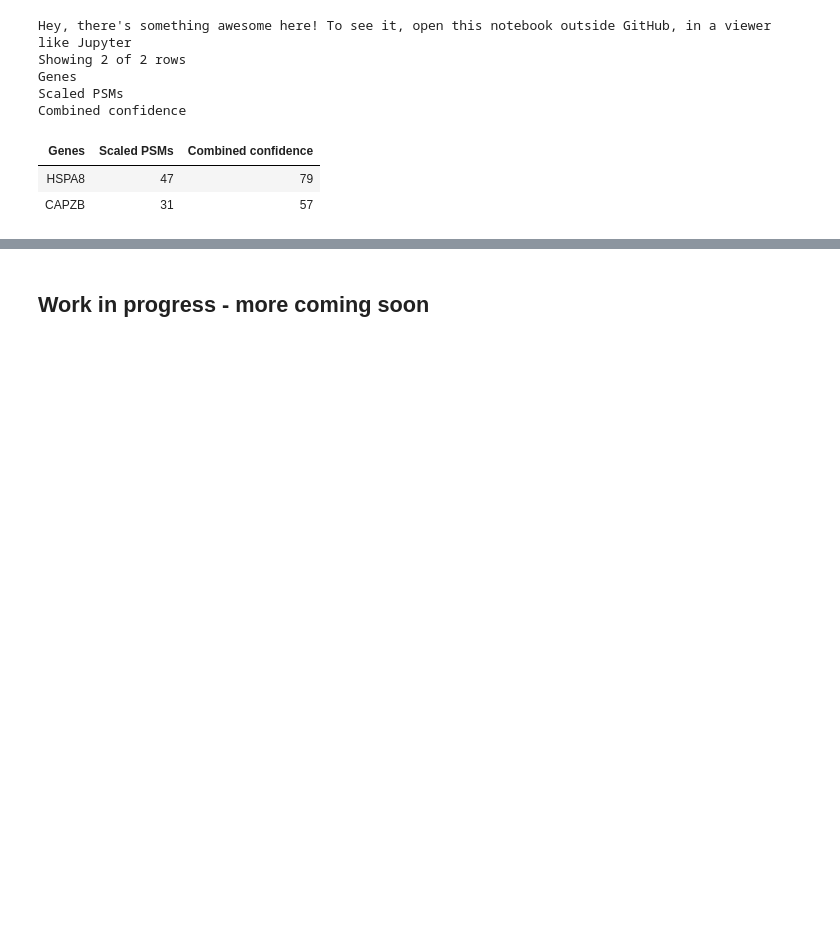
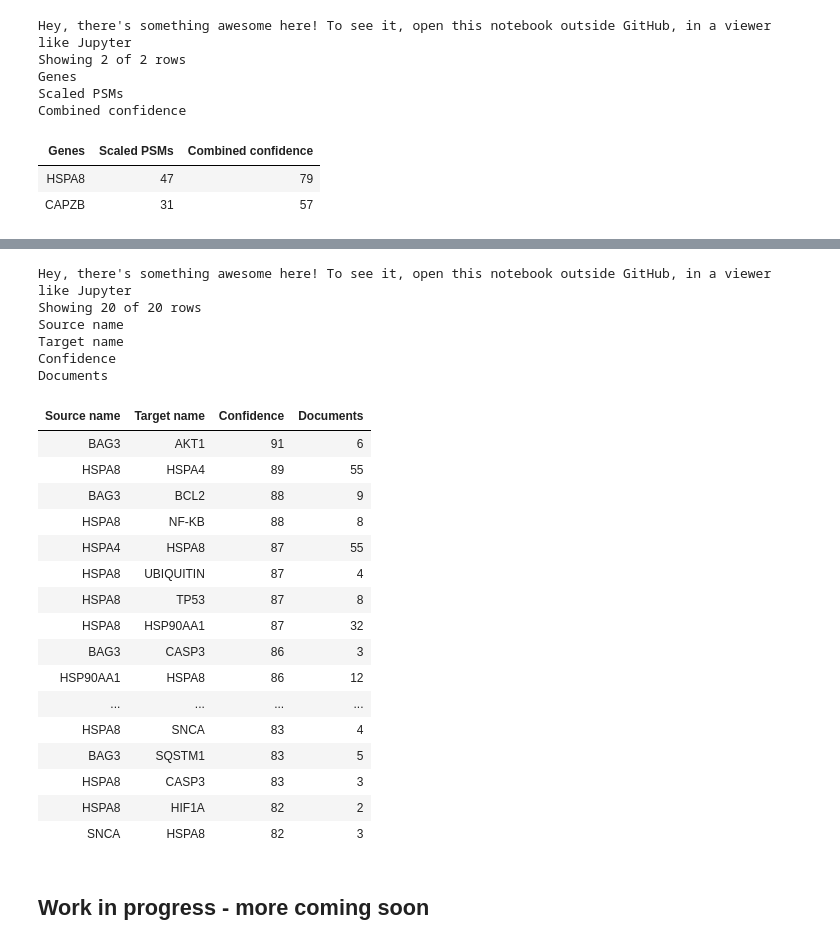
Before and after one commit to eturkes/bag3-co-ip, a Jupyter notebook: BAG3-co-ip/BAG3-co-ip.ipynb, the cells around one changed output, grey strips where cells are left out. Drawn from its saved outputs; the diff is of its cells as text; code cells hidden in the pictures; blank space fills up the shorter version.

```diff
--- a/BAG3-co-ip/BAG3-co-ip.ipynb
+++ b/BAG3-co-ip/BAG3-co-ip.ipynb
@@ -293,2 +301,44 @@ Combined confidence
+# %%
+# Read in data.
+body = client_75340283764447f99797650de21e6211.get_object(Bucket='bag3coip-donotdelete-pr-wlavvdgoryxgjb',Key='relationshipgraph14809_2019-02-27_14-40-25.csv')['Body']
+if not hasattr(body, "__iter__"): body.__iter__ = types.MethodType( __iter__, body )
+relationship_graph_more_nodes_df = pd.read_csv(body)
+
+# Sort by "Confidence".
+cols = ["Confidence"]
+relationship_graph_more_nodes_df[cols] = relationship_graph_more_nodes_df[cols].astype('int')
+relationship_graph_more_nodes_df.sort_values(by=cols, inplace=True, ascending=False)
+
+# Reduce to three columns.
+cols = ["Source name", "Target name", "Confidence", "Documents"]
+relationship_graph_more_nodes_df = relationship_graph_more_nodes_df[cols]
+relationship_graph_more_nodes_df = relationship_graph_more_nodes_df.reset_index(drop=True)
+relationship_graph_more_nodes_df.index = relationship_graph_more_nodes_df.index + 1
+
+display(relationship_graph_more_nodes_df.head(20))
+# %% [output]
+Hey, there's something awesome here! To see it, open this notebook outside GitHub, in a viewer like Jupyter
+Showing 20 of 20 rows
+Source name
+Target name
+Confidence
+Documents
+| Source name | Target name | Confidence | Documents |
+| BAG3 | AKT1 | 91 | 6 |
+| HSPA8 | HSPA4 | 89 | 55 |
+| BAG3 | BCL2 | 88 | 9 |
+| HSPA8 | NF-KB | 88 | 8 |
+| HSPA4 | HSPA8 | 87 | 55 |
+| HSPA8 | UBIQUITIN | 87 | 4 |
+| HSPA8 | TP53 | 87 | 8 |
+| HSPA8 | HSP90AA1 | 87 | 32 |
+| BAG3 | CASP3 | 86 | 3 |
+| HSP90AA1 | HSPA8 | 86 | 12 |
+| ... | ... | ... | ... |
+| HSPA8 | SNCA | 83 | 4 |
+| BAG3 | SQSTM1 | 83 | 5 |
+| HSPA8 | CASP3 | 83 | 3 |
+| HSPA8 | HIF1A | 82 | 2 |
+| SNCA | HSPA8 | 82 | 3 |
 # %% [markdown]
 ## Work in progress - more coming soon
```
Also changed, not shown: parts of 4 cells of this notebook.
